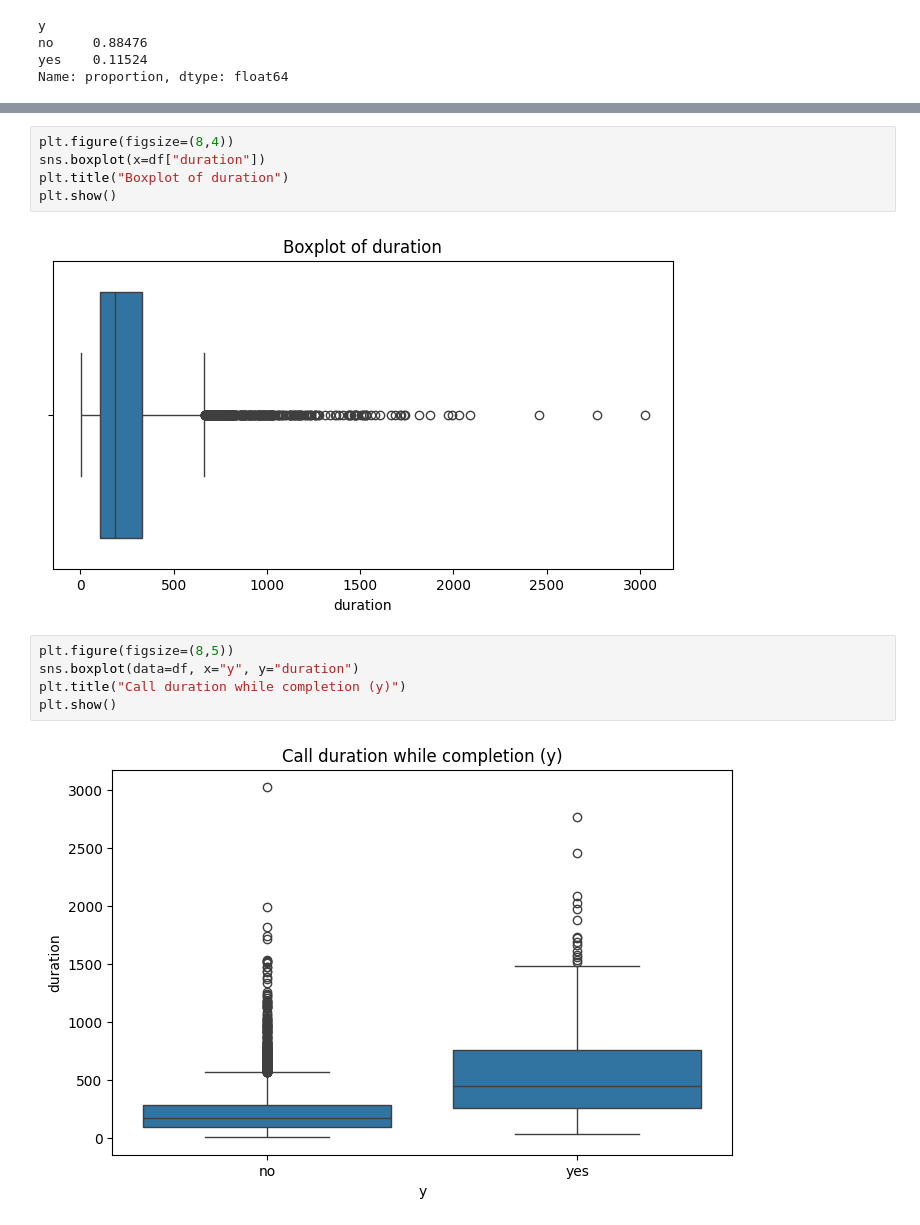
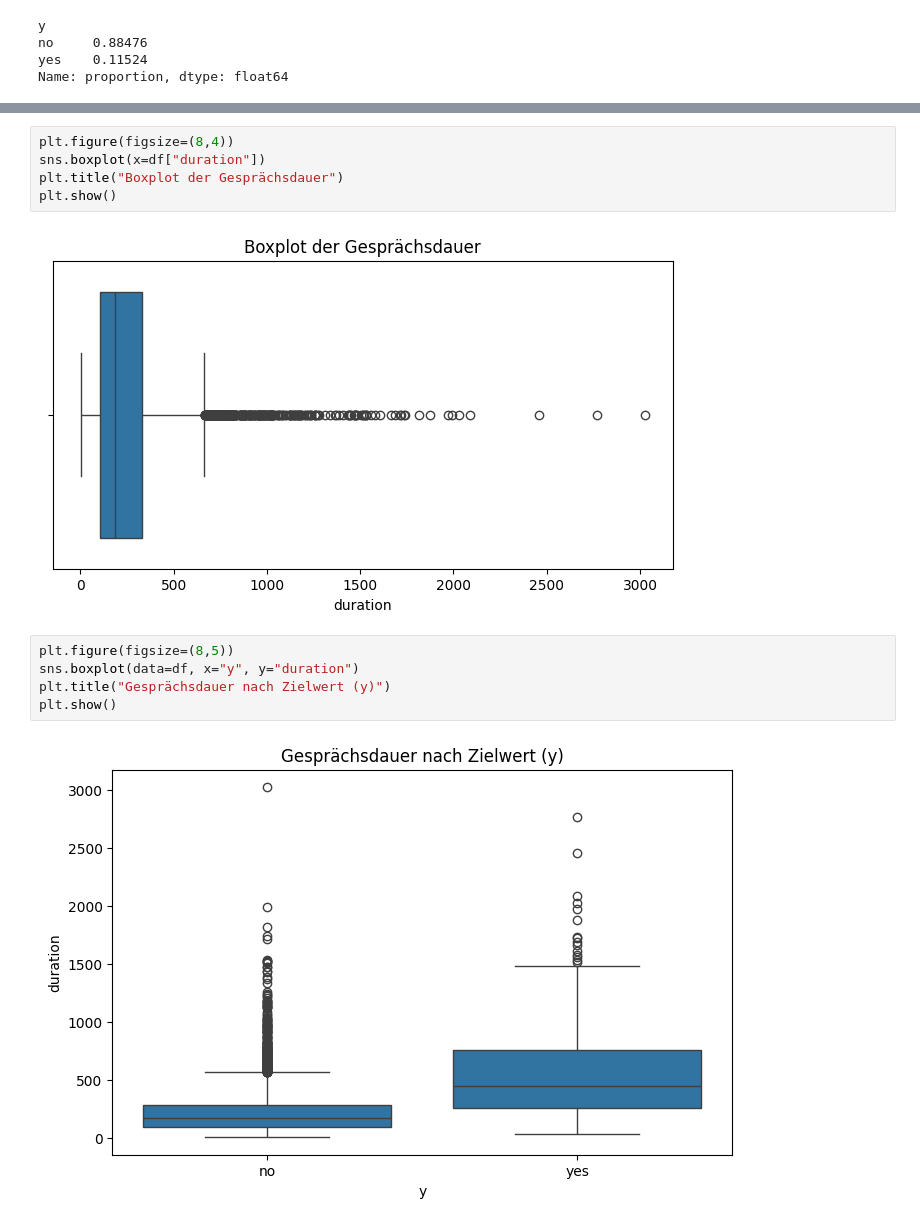
Before and after one commit to liviacy/bank-marketing-assignment, a Jupyter notebook: bank_marketing_eda.ipynb, the cells around one changed output, grey strips where cells are left out. Drawn from its saved outputs; the diff is of its cells as text.

```diff
--- a/bank_marketing_eda.ipynb
+++ b/bank_marketing_eda.ipynb
@@ -135,14 +215,14 @@ A few very wealthy customers are massively distorting the distribution.
 # %%
 plt.figure(figsize=(8,4))
 sns.boxplot(x=df["duration"])
-plt.title("Boxplot of duration")
+plt.title("Boxplot der Gesprächsdauer")
 plt.show()
 # %% [output]
-[figure, old version]
+[figure, new version]
 # %%
 plt.figure(figsize=(8,5))
 sns.boxplot(data=df, x="y", y="duration")
-plt.title("Call duration while completion (y)")
+plt.title("Gesprächsdauer nach Zielwert (y)")
 plt.show()
 # %% [output]
-[figure, old version]
+[figure, new version]
```
Also changed, not shown: parts of 82 cells of this notebook.
